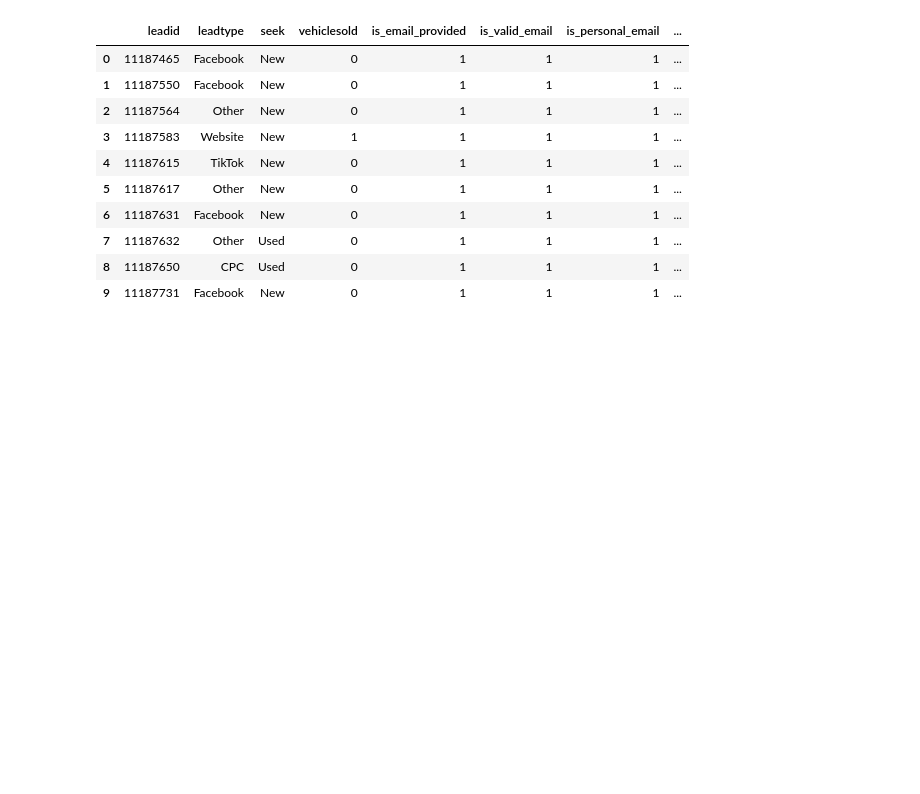
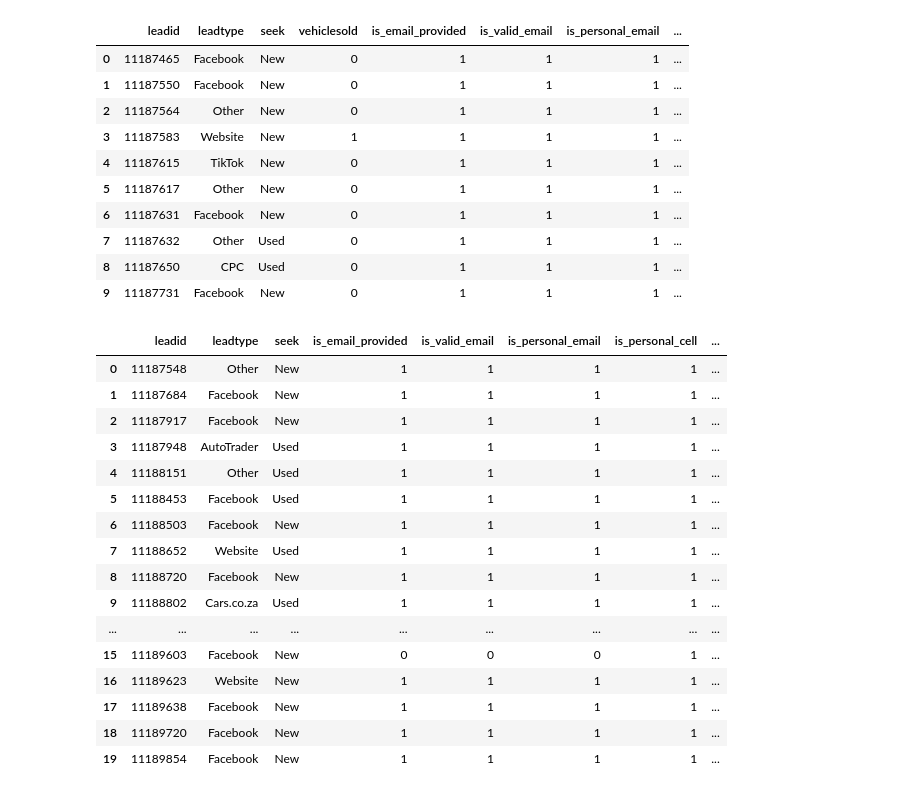
Before and after one commit to RimanaSifiso/mx-hackathon-competition, a Jupyter notebook: notebooks/data-cleaning-and-preparation.ipynb, the cells around one changed output. Saved outputs shown, nothing was run; the diff lists cells and outputs as text; code cells hidden in the pictures; blank space fills up the shorter version.

```diff
--- a/notebooks/data-cleaning-and-preparation.ipynb
+++ b/notebooks/data-cleaning-and-preparation.ipynb
@@ -203,0 +183,5 @@ df[['interestmake', 'clean_interestmake']].iloc[200:210]
+# %%
+interestmake_mapper = get_interestmake_mapper()
+df['clean_interestmake'] = df['interestmake'].str.strip().str.lower().map(interestmake_mapper)
+
+df[['interestmake', 'clean_interestmake']].iloc[200:210]
@@ -340,8 +315,6 @@ df[['obsfullname', 'name_length', 'is_full_name', 'is_valid_name']].head(10)
 
 - `lead_response_time` - in hours
 - `is_weekend_lead` - whether the lead was created during the weekend
-# %%
-df['is_weekend_lead'] = df['dtleadcreated'].apply(lambda x: int(x.day_of_week >= 5))
 # %%
 df['dtleadcreated'] = pd.to_datetime(df['dtleadcreated'])
 df['dtleadallocated'] = pd.to_datetime(df['dtleadallocated'])
@@ -381,11 +354,14 @@ df[['customerid', 'customer_leads_count']].head()
 # %% [markdown]
 ## Final Function for Data Preparation
 # %%
-def prepare_df(df: pd.DataFrame = train_df) -> pd.DataFrame:
+def prepare_df(df: pd.DataFrame = train_df, is_test_df: bool = False) -> pd.DataFrame:
     """
     Cleans and prepares the dataframe into a format ready for transformation
     """
+    interestmake_mapper = get_interestmake_mapper(is_test=is_test_df)
+
     df = df.copy()
+    df.columns = [col.lower() for col in df.columns]
     df['is_email_provided'] = df['obsemail'].apply(lambda email: int(isinstance(email, str) and len(email) > 0))
     df['is_valid_email'] = df.apply(lambda row: is_valid_email(email=row['obsemail'],
                                                                 domain=row['domain'],
@@ -397,10 +373,11 @@ def prepare_df(df: pd.DataFrame = train_df) -> pd.DataFrame:
     df['month_period'] = pd.cut(df['dayofenquiry'], bins=dom_bins, labels=dom_labels, right=False,ordered=False)
     df['interestmake'] = df['interestmake'].fillna('NO INTEREST MAKE SELECTED')
     df['interestmodel'] = df['interestmodel'].fillna('NO INTEREST MODEL SELECTED')
+    df['clean_interestmake'] = df['interestmake'].str.strip().str.lower().map(interestmake_mapper)
     df['model_clean'] = df['interestmodel'].apply(clean_interestmodel)
     df['engine_size'] = df['model_clean'].str.extract(r'(\d\.\d)').astype(float)
     df['transmission'] = df['model_clean'].apply(lambda x: 'auto' if 'a/t' in x or 'automatic' in x else ('manual' if 'manual' in x else 'Unspecified'))
-    df['is_promotional'] = df['model_clean'].str.contains(r'from only|per month|pm')
+    df['is_promotional'] = df['model_clean'].str.contains(r'from only|per month|pm').apply(lambda x: int(x))
     df['body_type'] = df["model_clean"].str.extract(r'(hatch|sedan|suv|pickup)')[0]
     df['variant'] = df["model_clean"].str.extract(r'(pro|premium|comfortline|zen|dynamique|motion|trim level)')[0]
     df['drive_type'] = df["model_clean"].str.extract(r'(fwd|2wd|4wd|rwd|awd)')[0]
@@ -409,7 +386,6 @@ def prepare_df(df: pd.DataFrame = train_df) -> pd.DataFrame:
     df['body_type'] = df['body_type'].fillna('Unspeficied')
     df['drive_type'] = df['drive_type'].fillna('Unspeficied')
     df['engine_size'] = df['engine_size'].fillna('Unspeficied')
-    df['clean_interestmake'] = df['interestmake'].str.strip().str.lower().map(interestmake_mapper)
     df['dealer_city'] = df['dealer'].apply(extract_dealer_city)
     df['dealer_group'] = df['dealer'].apply(extract_brand)
     df['is_motus_group'] = df['dealer'].apply(is_motus)
@@ -447,3 +423,26 @@ clean_train_df.drop(['customerid'], axis=1).head(10)
 | 9 | 11187731 | Facebook | New | 0 | 1 | 1 | 1 | ... |
 # %%
 clean_train_df.to_csv('../data/clean_train.csv', index=False, header=True)
+# %%
+test_df = pd.read_csv('../data/TestData.csv')
+# %%
+clean_test_df = prepare_df(df=test_df, is_test_df=True).drop(columns=cols_to_drop, axis=1)
+clean_test_df.drop(['customerid'], axis=1).head(20)
+# %% [output]
+|  | leadid | leadtype | seek | is_email_provided | is_valid_email | is_personal_email | is_personal_cell | ... |
+| 0 | 11187548 | Other | New | 1 | 1 | 1 | 1 | ... |
+| 1 | 11187684 | Facebook | New | 1 | 1 | 1 | 1 | ... |
+| 2 | 11187917 | Facebook | New | 1 | 1 | 1 | 1 | ... |
+| 3 | 11187948 | AutoTrader | Used | 1 | 1 | 1 | 1 | ... |
+| 4 | 11188151 | Other | Used | 1 | 1 | 1 | 1 | ... |
+| 5 | 11188453 | Facebook | Used | 1 | 1 | 1 | 1 | ... |
+| 6 | 11188503 | Facebook | New | 1 | 1 | 1 | 1 | ... |
+| 7 | 11188652 | Website | Used | 1 | 1 | 1 | 1 | ... |
+| 8 | 11188720 | Facebook | New | 1 | 1 | 1 | 1 | ... |
+| 9 | 11188802 | Cars.co.za | Used | 1 | 1 | 1 | 1 | ... |
+| ... | ... | ... | ... | ... | ... | ... | ... | ... |
+| 15 | 11189603 | Facebook | New | 0 | 0 | 0 | 1 | ... |
+| 16 | 11189623 | Website | New | 1 | 1 | 1 | 1 | ... |
+| 17 | 11189638 | Facebook | New | 1 | 1 | 1 | 1 | ... |
+| 18 | 11189720 | Facebook | New | 1 | 1 | 1 | 1 | ... |
+| 19 | 11189854 | Facebook | New | 1 | 1 | 1 | 1 | ... |
```
Also changed, not shown: parts of 9 cells of this notebook, 7 other files.
